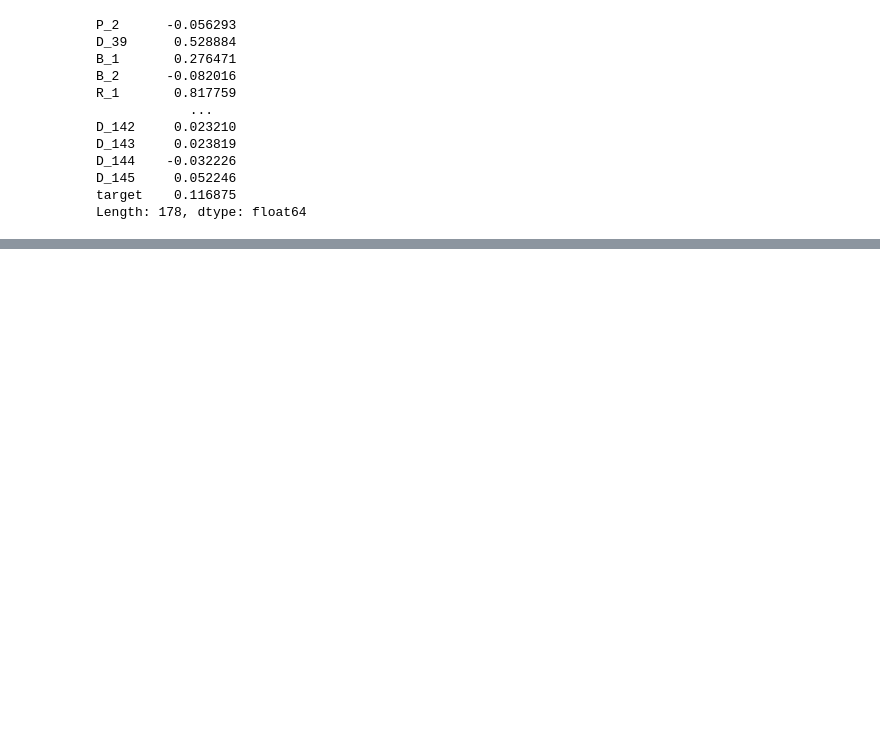
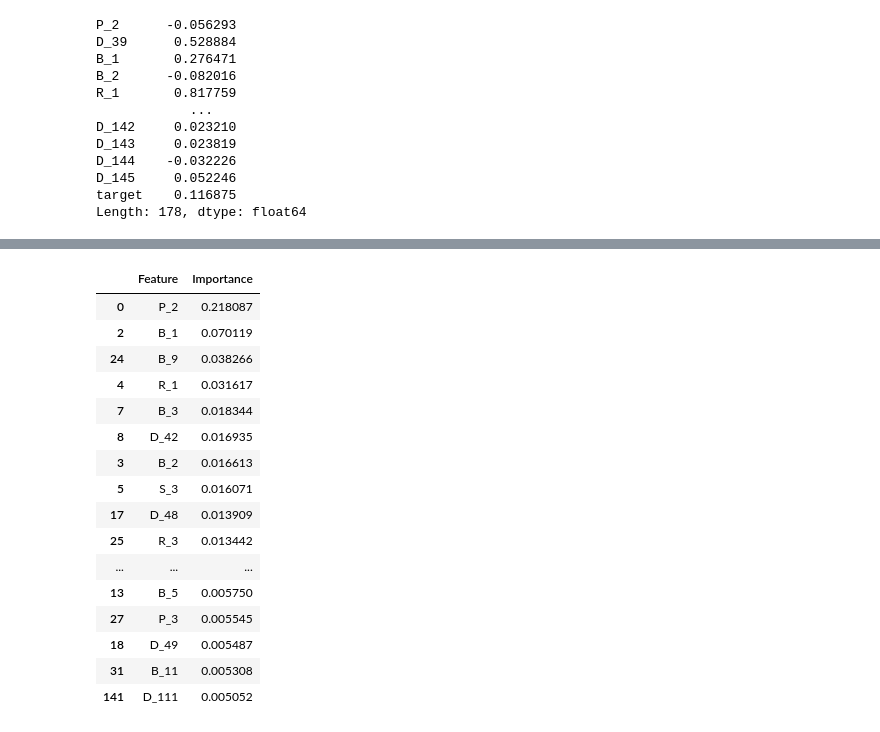
Before and after one commit to itoshiyanazawa/fall2024_ml_credit_risk, a Jupyter notebook: analysis_itoshi.ipynb, the cells around one changed output, grey strips where cells are left out. Cells and saved outputs as stored; diff of their text form; code cells hidden in the pictures; blank space fills up the shorter version.

```diff
--- a/analysis_itoshi.ipynb
+++ b/analysis_itoshi.ipynb
@@ -353,0 +374,6 @@ Length: 233, dtype: float64
+# %%
+feature_importance_df = pd.DataFrame({
+    'Feature': X_train.columns,
+    'Importance': feature_importance
+})
+feature_importance_df = feature_importance_df.sort_values(by='Importance', ascending=False)
@@ -353,0 +382,21 @@ Length: 233, dtype: float64
+# %%
+important_features = feature_importance_df[feature_importance_df['Importance'] > 0.005]
+important_features
+# %% [output]
+|  | Feature | Importance |
+| 0 | P_2 | 0.218087 |
+| 2 | B_1 | 0.070119 |
+| 24 | B_9 | 0.038266 |
+| 4 | R_1 | 0.031617 |
+| 7 | B_3 | 0.018344 |
+| 8 | D_42 | 0.016935 |
+| 3 | B_2 | 0.016613 |
+| 5 | S_3 | 0.016071 |
+| 17 | D_48 | 0.013909 |
+| 25 | R_3 | 0.013442 |
+| ... | ... | ... |
+| 13 | B_5 | 0.005750 |
+| 27 | P_3 | 0.005545 |
+| 18 | D_49 | 0.005487 |
+| 31 | B_11 | 0.005308 |
+| 141 | D_111 | 0.005052 |
```
Also changed, not shown: parts of 10 cells of this notebook.
